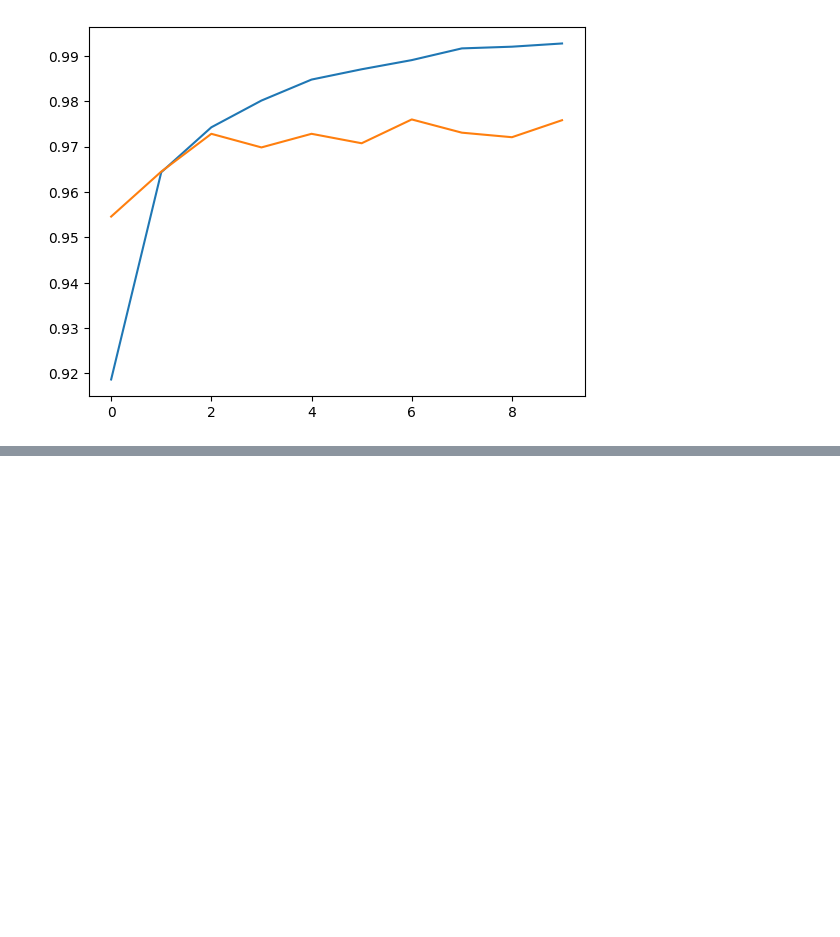
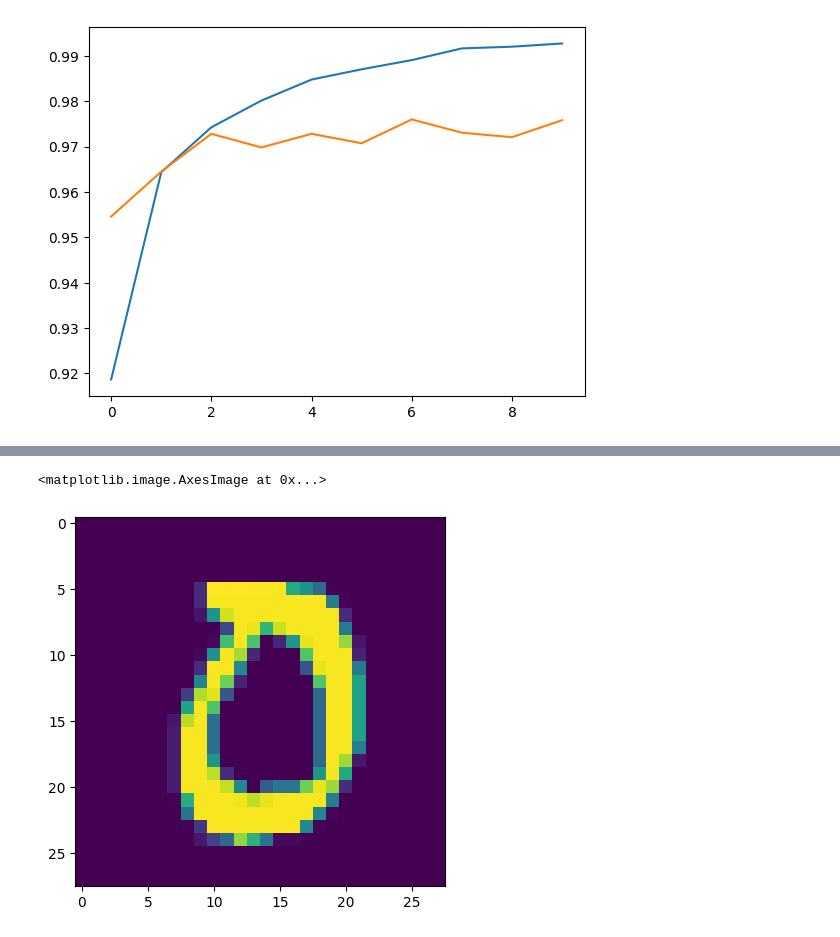
Before and after one commit to ajaykumar080286/DeepLearning, a Jupyter notebook: mnist_classification.ipynb, the cells around one changed output, grey strips where cells are left out. Saved outputs shown, nothing was run; the diff lists cells and outputs as text; code cells hidden in the pictures; blank space fills up the shorter version.

```diff
--- a/mnist_classification.ipynb
+++ b/mnist_classification.ipynb
@@ -198,0 +219,5 @@ plt.plot(history.history['val_accuracy'])
+# %%
+plt.imshow(X_test[28])
+# %% [output]
+<matplotlib.image.AxesImage at 0x...>
+[figure, added]
```
Also changed, not shown: parts of 3 cells of this notebook.
